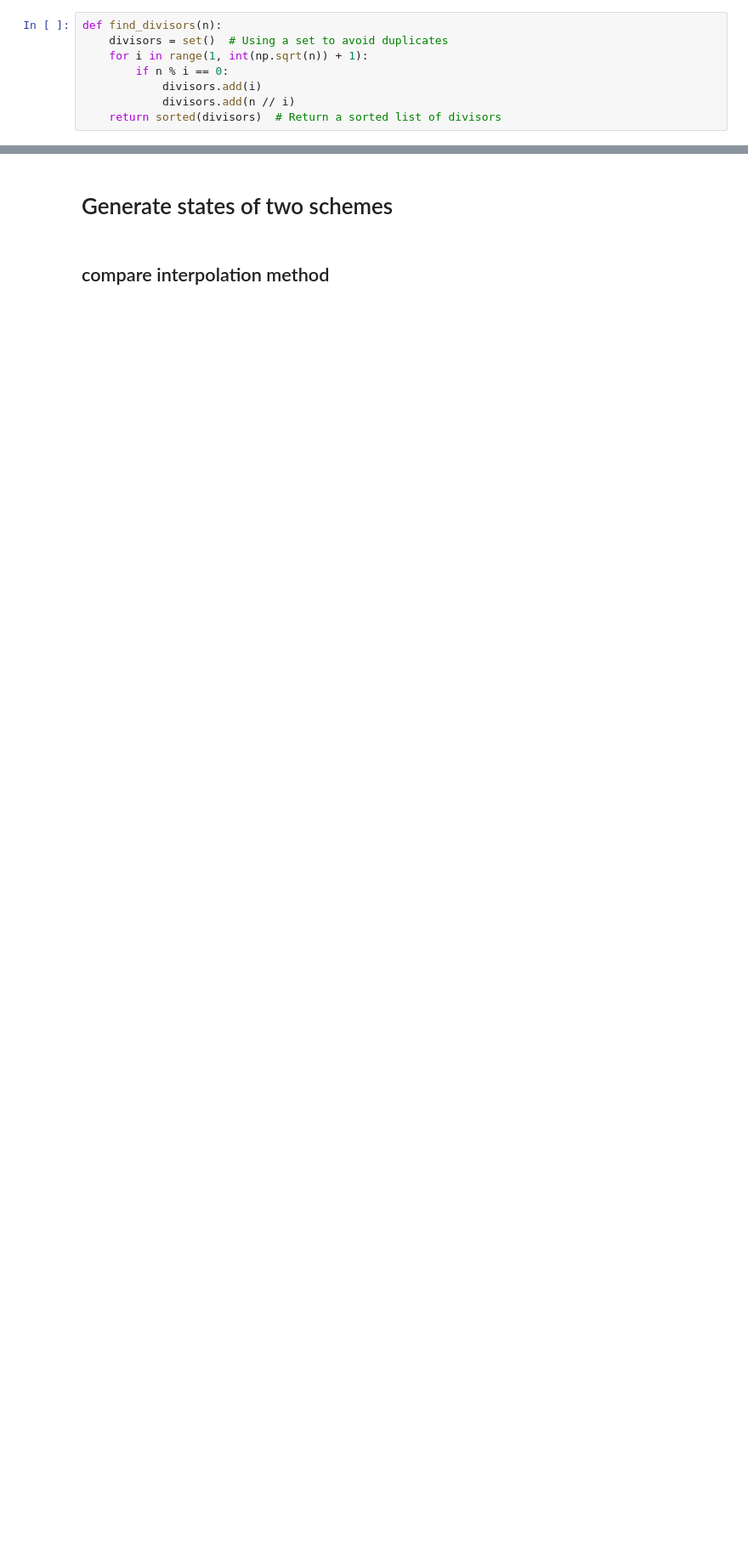
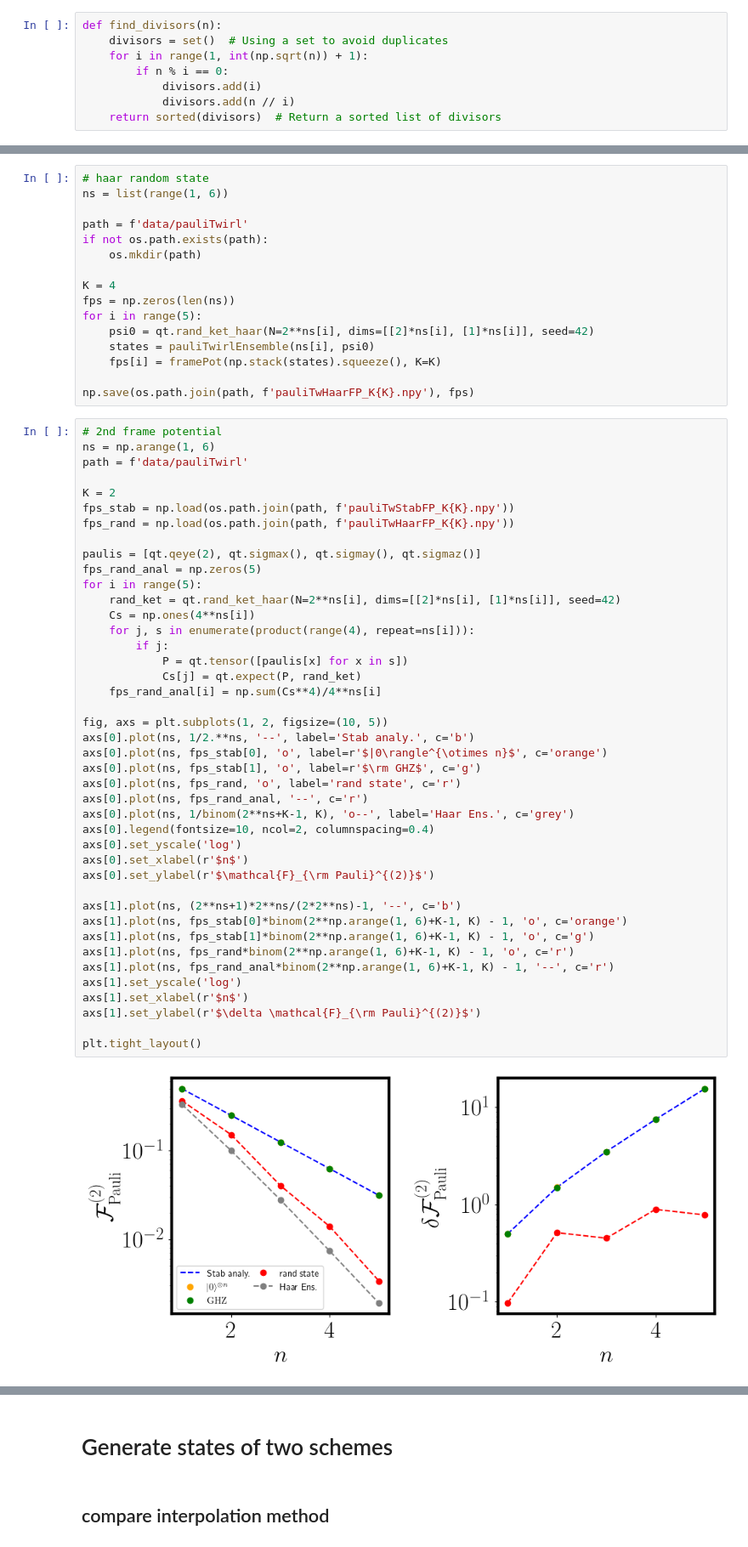
Before and after one commit to bzGit06/HaarQML, a Jupyter notebook: QTM_haar.ipynb, the cells around one changed output, grey strips where cells are left out. Shown at 85% size. Drawn from its saved outputs; the diff is of its cells as text; blank space fills up the shorter version.

```diff
--- a/QWIT_haar.ipynb
+++ b/QTM_haar.ipynb
@@ -37,0 +143,60 @@ def find_divisors(n):
+# %%
+# haar random state
+ns = list(range(1, 6))
+
+path = f'data/pauliTwirl'
+if not os.path.exists(path):
+    os.mkdir(path)
+
+K = 4
+fps = np.zeros(len(ns))
+for i in range(5):
+    psi0 = qt.rand_ket_haar(N=2**ns[i], dims=[[2]*ns[i], [1]*ns[i]], seed=42)
+    states = pauliTwirlEnsemble(ns[i], psi0)
+    fps[i] = framePot(np.stack(states).squeeze(), K=K)
+
+np.save(os.path.join(path, f'pauliTwHaarFP_K{K}.npy'), fps)
+# %%
+# 2nd frame potential
+ns = np.arange(1, 6)
+path = f'data/pauliTwirl'
+
+K = 2
+fps_stab = np.load(os.path.join(path, f'pauliTwStabFP_K{K}.npy'))
+fps_rand = np.load(os.path.join(path, f'pauliTwHaarFP_K{K}.npy'))
+
+paulis = [qt.qeye(2), qt.sigmax(), qt.sigmay(), qt.sigmaz()]
+fps_rand_anal = np.zeros(5)
+for i in range(5):
+    rand_ket = qt.rand_ket_haar(N=2**ns[i], dims=[[2]*ns[i], [1]*ns[i]], seed=42)
+    Cs = np.ones(4**ns[i])
+    for j, s in enumerate(product(range(4), repeat=ns[i])):
+        if j:
+            P = qt.tensor([paulis[x] for x in s])
+            Cs[j] = qt.expect(P, rand_ket)
+    fps_rand_anal[i] = np.sum(Cs**4)/4**ns[i]
+
+fig, axs = plt.subplots(1, 2, figsize=(10, 5))
+axs[0].plot(ns, 1/2.**ns, '--', label='Stab analy.', c='b')
+axs[0].plot(ns, fps_stab[0], 'o', label=r'$|0\rangle^{\otimes n}$', c='orange')
+axs[0].plot(ns, fps_stab[1], 'o', label=r'$\rm GHZ$', c='g')
+axs[0].plot(ns, fps_rand, 'o', label='rand state', c='r')
+axs[0].plot(ns, fps_rand_anal, '--', c='r')
+axs[0].plot(ns, 1/binom(2**ns+K-1, K), 'o--', label='Haar Ens.', c='grey')
+axs[0].legend(fontsize=10, ncol=2, columnspacing=0.4)
+axs[0].set_yscale('log')
+axs[0].set_xlabel(r'$n$')
+axs[0].set_ylabel(r'$\mathcal{F}_{\rm Pauli}^{(2)}$')
+
+axs[1].plot(ns, (2**ns+1)*2**ns/(2*2**ns)-1, '--', c='b')
+axs[1].plot(ns, fps_stab[0]*binom(2**np.arange(1, 6)+K-1, K) - 1, 'o', c='orange')
+axs[1].plot(ns, fps_stab[1]*binom(2**np.arange(1, 6)+K-1, K) - 1, 'o', c='g')
+axs[1].plot(ns, fps_rand*binom(2**np.arange(1, 6)+K-1, K) - 1, 'o', c='r')
+axs[1].plot(ns, fps_rand_anal*binom(2**np.arange(1, 6)+K-1, K) - 1, '--', c='r')
+axs[1].set_yscale('log')
+axs[1].set_xlabel(r'$n$')
+axs[1].set_ylabel(r'$\delta \mathcal{F}_{\rm Pauli}^{(2)}$')
+
+plt.tight_layout()
+# %% [output]
+[figure, added]
```
Also changed, not shown: parts of 13 cells of this notebook, 3 other files.
